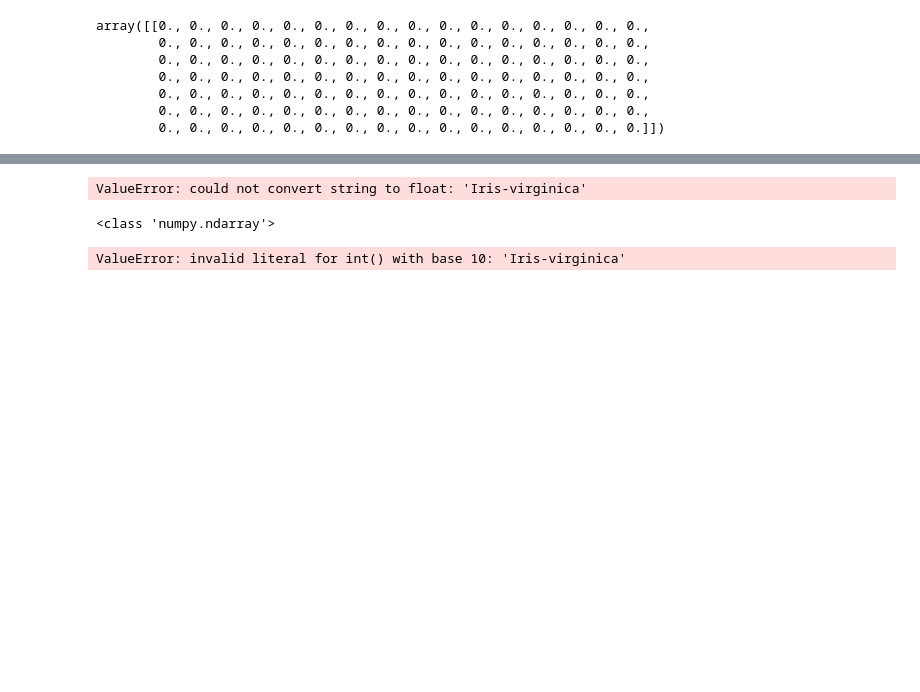
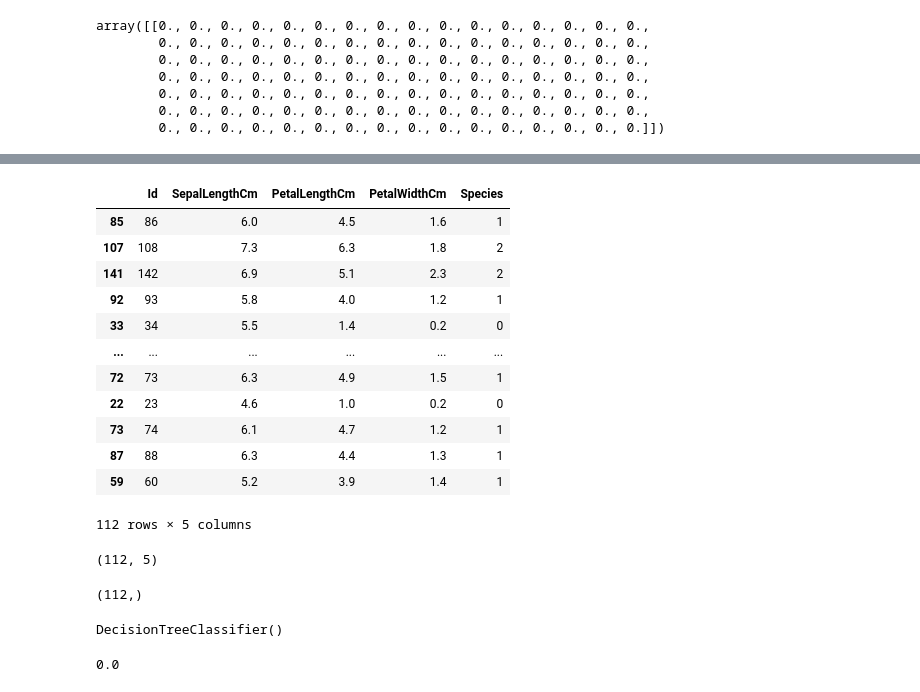
Before and after one commit to chouhandarsh/ML-Algorithm, a Jupyter notebook: DescisionTree.ipynb, the cells around one changed output, grey strips where cells are left out. Saved outputs shown, nothing was run; the diff lists cells and outputs as text; code cells hidden in the pictures; blank space fills up the shorter version.

```diff
--- a/DescisionTree.ipynb
+++ b/DescisionTree.ipynb
@@ -72,4 +96,30 @@ array([[0., 0., 0., 0., 0., 0., 0., 0., 0., 0., 0., 0., 0., 0., 0., 0.,
+# %%
+X_train['Species']= Spercies.transform(X_train['Species'])
+# %%
+X_train
+# %% [output]
+|  | Id | SepalLengthCm | PetalLengthCm | PetalWidthCm | Species |
+| 85 | 86 | 6.0 | 4.5 | 1.6 | 1 |
+| 107 | 108 | 7.3 | 6.3 | 1.8 | 2 |
+| 141 | 142 | 6.9 | 5.1 | 2.3 | 2 |
+| 92 | 93 | 5.8 | 4.0 | 1.2 | 1 |
+| 33 | 34 | 5.5 | 1.4 | 0.2 | 0 |
+| ... | ... | ... | ... | ... | ... |
+| 72 | 73 | 6.3 | 4.9 | 1.5 | 1 |
+| 22 | 23 | 4.6 | 1.0 | 0.2 | 0 |
+| 73 | 74 | 6.1 | 4.7 | 1.2 | 1 |
+| 87 | 88 | 6.3 | 4.4 | 1.3 | 1 |
+| 59 | 60 | 5.2 | 3.9 | 1.4 | 1 |
+112 rows × 5 columns
+# %%
+X_train.shape
+# %% [output]
+(112, 5)
+# %%
+y_train[0].shape
+# %% [output]
+(112,)
 # %%
-model.fit(X_train,y_train)
+model.fit(X_train,y_train[0])
 # %% [output]
-ValueError: could not convert string to float: 'Iris-virginica'
+DecisionTreeClassifier()
@@ -78,4 +125,0 @@ X = X_train.to_numpy()
-# %%
-print(type(X))
-# %% [output]
-<class 'numpy.ndarray'>
@@ -84,4 +125,0 @@ y = y.to_numpy()
-# %%
-plot_decision_regions(X.astype(np.int_),y_train.astype(np.int_)[0],model)
-# %% [output]
-ValueError: invalid literal for int() with base 10: 'Iris-virginica'
@@ -87,0 +130,5 @@ ValueError: invalid literal for int() with base 10: 'Iris-virginica'
+# %%
+from sklearn.metrics import accuracy_score
+print(accuracy_score(y_test,output))
+# %% [output]
+0.0
```
Also changed, not shown: parts of 9 cells of this notebook, 7 other files.
